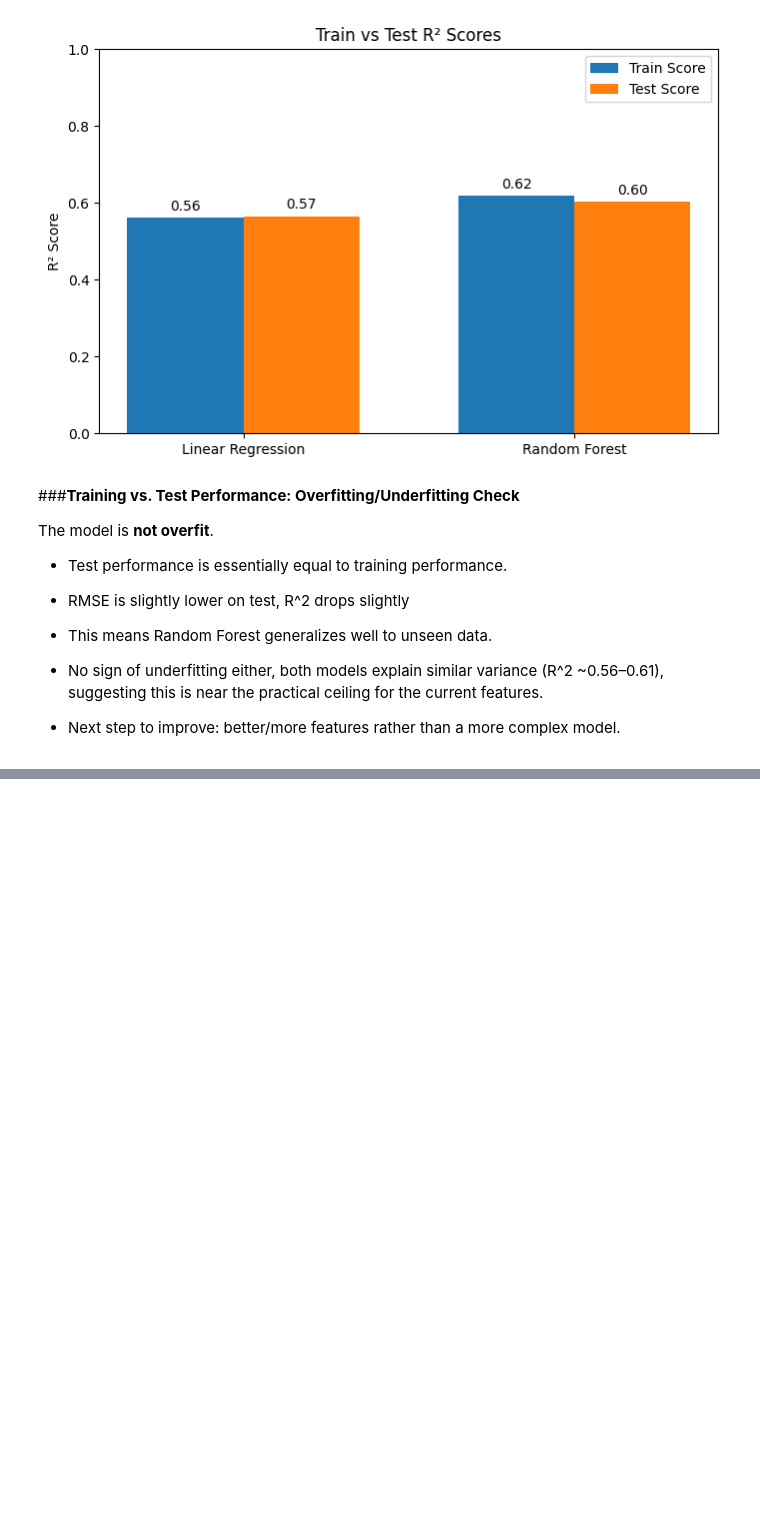
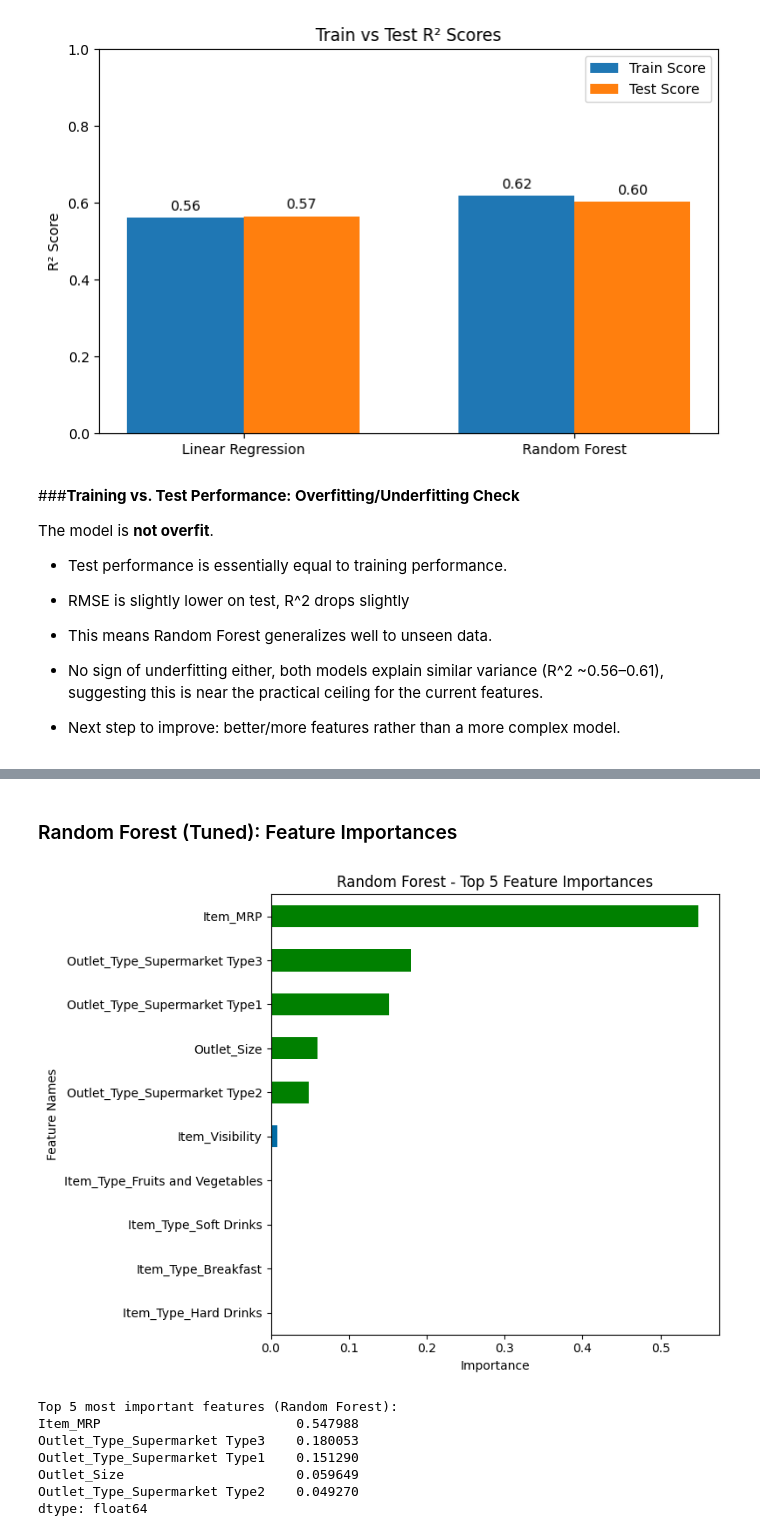
Before and after one commit to swirita/Prediction-of-Product-Sales, a Jupyter notebook: Prediction_of_Product_Sales.ipynb, the cells around one changed output, grey strips where cells are left out. Drawn from its saved outputs; the diff is of its cells as text; code cells hidden in the pictures; blank space fills up the shorter version.

```diff
--- a/Prediction_of_Product_Sales.ipynb
+++ b/Prediction_of_Product_Sales.ipynb
@@ -791,0 +888,42 @@ The model is **not overfit**.
+# %% [markdown]
+### Random Forest (Tuned): Feature Importances
+# %%
+# Extract the fitted preprocessor and the tuned Random Forest model from the pipeline
+rf_preprocessor = rf_pipe.named_steps['columntransformer']
+rf_model = rf_pipe.named_steps['randomforestregressor']
+
+# Get feature names after preprocessing
+rf_feature_names = rf_preprocessor.get_feature_names_out()
+
+# Build a Series of feature importances indexed by feature name
+rf_importances = pd.Series(rf_model.feature_importances_, index=rf_feature_names)
+
+# Random Forest importances are already non-negative, so get_color_dict/
+# plot_importance_color can be used directly, no absolute value needed
+rf_color_dict = get_color_dict(
+    rf_importances,
+    color_rest='#006ba4',
+    color_top='green',
+    top_n=5
+)
+
+# Plot the top 5 most important features
+ax = plot_importance_color(rf_importances, top_n=10, figsize=(8, 6), color_dict=rf_color_dict)
+ax.set_title('Random Forest - Top 5 Feature Importances')
+plt.tight_layout()
+plt.savefig('random_forest_feature_importance.png', dpi=150, bbox_inches='tight')
+plt.show()
+
+# Print the top 5 most important features
+top5 = rf_importances.sort_values(ascending=False).head(5)
+print("Top 5 most important features (Random Forest):")
+print(top5)
+# %% [output]
+[figure, added]
+Top 5 most important features (Random Forest):
+Item_MRP                         0.547988
+Outlet_Type_Supermarket Type3    0.180053
+Outlet_Type_Supermarket Type1    0.151290
+Outlet_Size                      0.059649
+Outlet_Type_Supermarket Type2    0.049270
+dtype: float64
```
Also changed, not shown: parts of 10 cells of this notebook.
